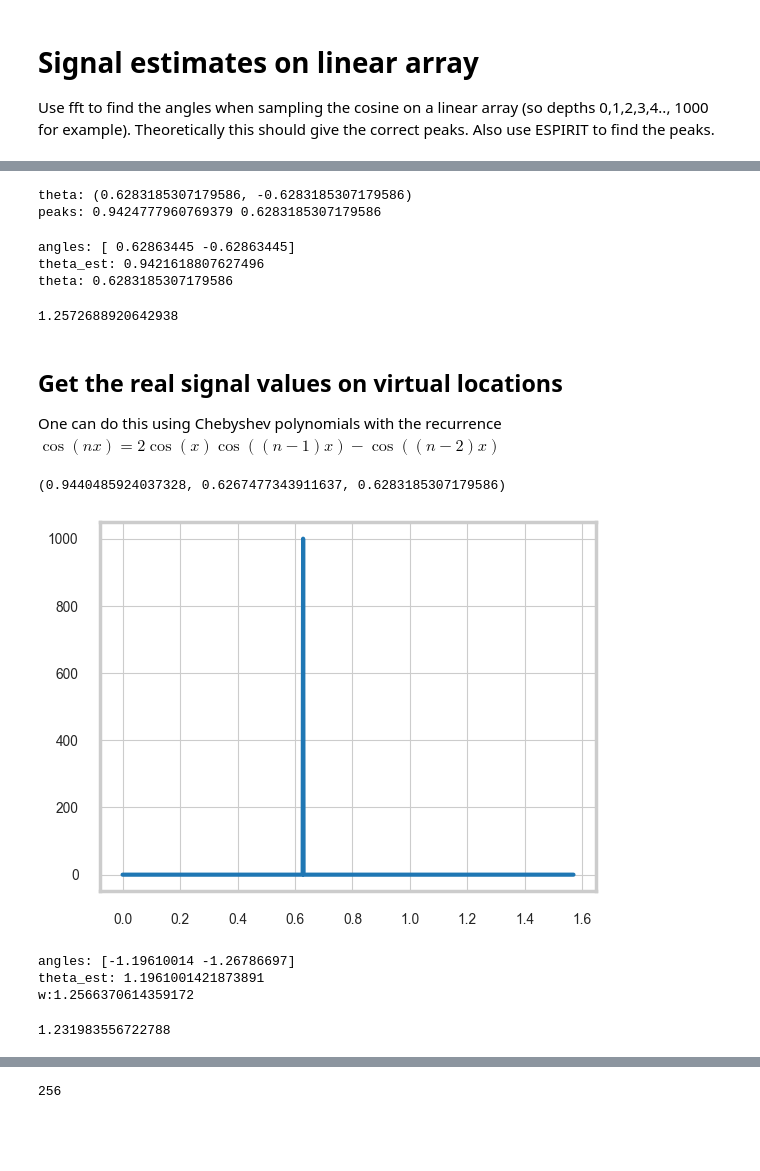
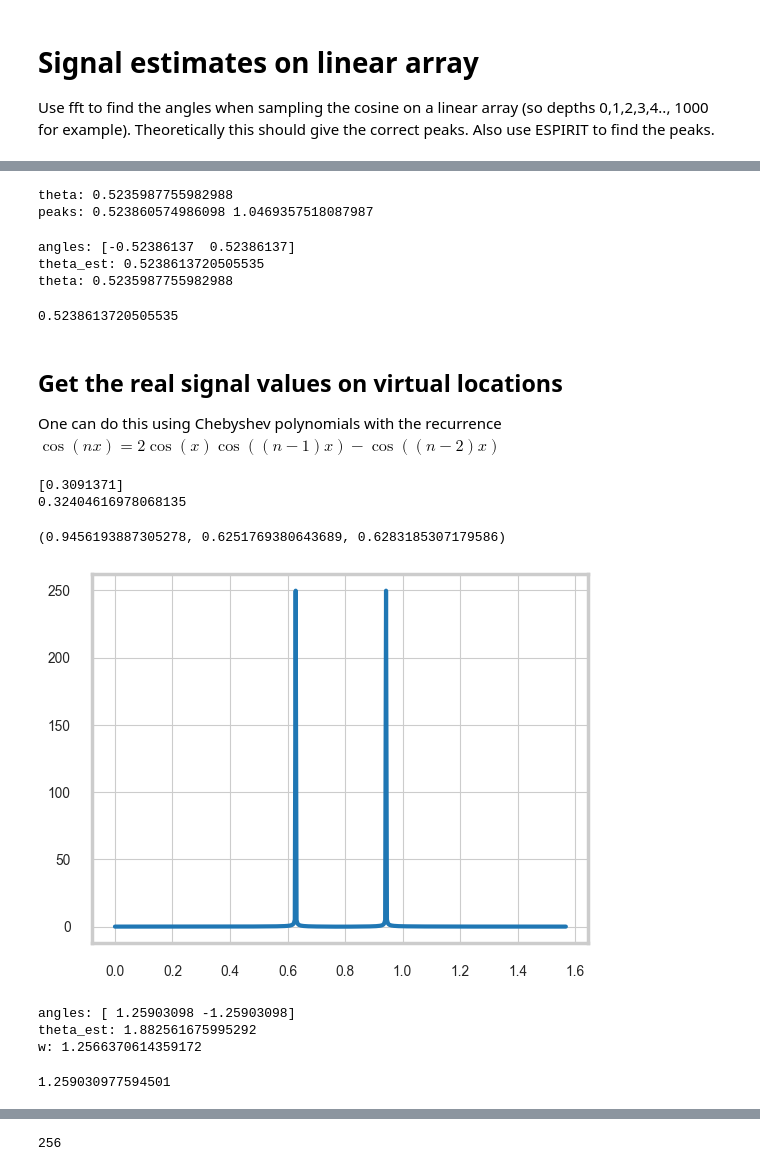
Before and after one commit to unitaryfund/csAE, a Jupyter notebook: real_valued_signal.ipynb, the cells around one changed output, grey strips where cells are left out. Cells and saved outputs as stored; diff of their text form; code cells hidden in the pictures; blank space fills up the shorter version.

```diff
--- a/real_valued_signal.ipynb
+++ b/real_valued_signal.ipynb
@@ -17,7 +17,7 @@ P0 = lambda n, theta: np.cos((2*n+1)*theta)**2
 P1 = lambda n, theta: np.sin((2*n+1)*theta)**2
 
 def estimate_signal(depths, n_samples, theta, eta=0.0):
-        signals = np.zeros(len(depths), dtype = np.complex128)
+        signals = np.zeros(len(depths))#, dtype = np.complex128)
         cos_signal = np.zeros(len(depths), dtype = np.complex128)
         for i,n in enumerate(depths):
             # Get the exact measuremnt probabilities
@@ -48,9 +48,10 @@ def estimate_signal(depths, n_samples, theta, eta=0.0):
             # Compute f(n) - Eq. 3
             # fi_estimate = np.exp(1.0j*theta_estimated)
             # fi_estimate = 2*p0_estimate - 1 + 1.0j*np.sqrt(1-(2*p0_estimate - 1)**2)
-            fi_estimate = 2*p0_estimate - 1
+            # fi_estimate = 2*p0_estimate - 1
             # fi_estimate = np.cos((2*n+1)*2*theta)
             # fi_estimate = np.exp(1.0j*(2*n+1)*2*theta)
+            fi_estimate = 2*p0 - 1 + np.random.normal(0.0, 1/n_samples[i])
 
             # signals[i] = np.real(fi_estimate)
             signals[i] = fi_estimate
@@ -64,7 +65,7 @@ Theoretically this should give the correct peaks.
 Also use ESPIRIT to find the peaks.
 # %%
 # Set the actual amplitude
-theta = np.pi/5
+theta = np.pi/6
 
 theta1 = np.pi/5
 theta2 = -theta1
@@ -87,11 +88,11 @@ plt.plot(xaxis, fft)
 # %%
 # amax = np.argmax(fft[:len(fft)//2])
 amax = np.argmax(fft)
-print(f'theta: {theta1, theta2}')
+print(f'theta: {theta}')
 print('peaks:', np.pi*(len(fft)-amax)/(2*len(fft)), np.pi*(amax)/(2*len(fft)))
 # %% [output]
-theta: (0.6283185307179586, -0.6283185307179586)
-peaks: 0.9424777960769379 0.6283185307179586
+theta: 0.5235987755982988
+peaks: 0.523860574986098 1.0469357518087987
 # %%
 espirit = ESPIRIT()
 
@@ -99,17 +100,17 @@ theta_est, angle = espirit.estimate_theta_toeplitz(R)
 print(f'angles: {angle/4}')
 print(f'theta_est: {theta_est}')
 print(f'theta: {theta}')
-np.sum(np.abs(angle))/4
+np.sum(np.abs(angle))/8
 # %% [output]
-angles: [ 0.62863445 -0.62863445]
-theta_est: 0.9421618807627496
-theta: 0.6283185307179586
+angles: [-0.52386137  0.52386137]
+theta_est: 0.5238613720505535
+theta: 0.5235987755982988
-1.2572688920642938
+0.5238613720505535
 # %% [markdown]
 ## Get the real signal values on virtual locations
 One can do this using Chebyshev polynomials with the recurrence $\cos(nx) = 2\cos(x)\cos((n-1)x) - \cos((n-2)x)$
 # %%
-from scipy.special import chebyt
+from scipy.special import chebyt, chebyu
 
 def get_cheb_vals(n_max, w):
     R = np.zeros(n_max)
@@ -117,57 +118,56 @@ def get_cheb_vals(n_max, w):
         R[n] = chebyt(2*n+1)(np.cos(w))
     return R
 
 def get_cosine_values(n_max, w):
     R = np.zeros(n_max)
     for n in range(n_max):
-        R[n] = 0.5*np.exp(1j*w*(2*n+1)) + 0.5*np.exp(-1j*w*(2*n+1))
-        # R[n] = np.cos((2*n+1)*w)
+         R[n] = np.cos((2*n+1)*w)
     return R
 
 # For reproducibility
 # np.random.seed(8)
 
-# theta = 0.5
-# w = 2*theta
-# a = np.cos(theta)
-
-a = 0.75
-theta = np.arccos(a)
 theta = np.pi/5
 w = 2*theta
 
-d_max = 1000
-
-depths = [i for i in range(d_max)]
+# depths = [0] + [2**i for i in range(6)]
+depths = [0]
 # n_samples = [(d_max - d)//2 + 1 for d in depths]
-n_samples = [10 for _ in depths]
+n_samples = [400 for _ in depths]
 
 R = estimate_signal(depths, n_samples, theta)
+print(R)
+S = np.cos(w) + np.random.normal(0.0,1/100)
+print(S)
+vR = [chebyt(2*n+1)(R[0]) for n in range(500)]
+R = vR
 # R = get_cheb_vals(d_max, w)
 # R = get_cosine_values(d_max, w)
 
 fft = np.abs(np.fft.fft(R))
 
 amax = np.argmax(fft[1:len(fft)//2])
 
 xaxis = [i*np.pi/(2*len(fft)) for i in range(len(fft))]
 
 plt.plot(xaxis, fft)
 
 np.pi*(len(fft)-amax)/(2*len(fft)), np.pi*(amax)/(2*len(fft)), theta
 # %% [output]
-(0.9440485924037328, 0.6267477343911637, 0.6283185307179586)
+[0.3091371]
+0.32404616978068135
+(0.9456193887305278, 0.6251769380643689, 0.6283185307179586)
-[figure, old version]
+[figure, new version]
 # %%
 espirit = ESPIRIT()
 
 theta_est, angle = espirit.estimate_theta_toeplitz(R)
 print(f'angles: {angle/2}')
 print(f'theta_est: {2*theta_est}')
-print(f'w:{w}')
+print(f'w: {w}')
 np.sum(np.abs(angle))/4
 # %% [output]
-angles: [-1.19610014 -1.26786697]
-theta_est: 1.1961001421873891
-w:1.2566370614359172
+angles: [ 1.25903098 -1.25903098]
+theta_est: 1.882561675995292
+w: 1.2566370614359172
-1.231983556722788
+1.259030977594501
```
Also changed, not shown: parts of 22 cells of this notebook, 3 other files.
